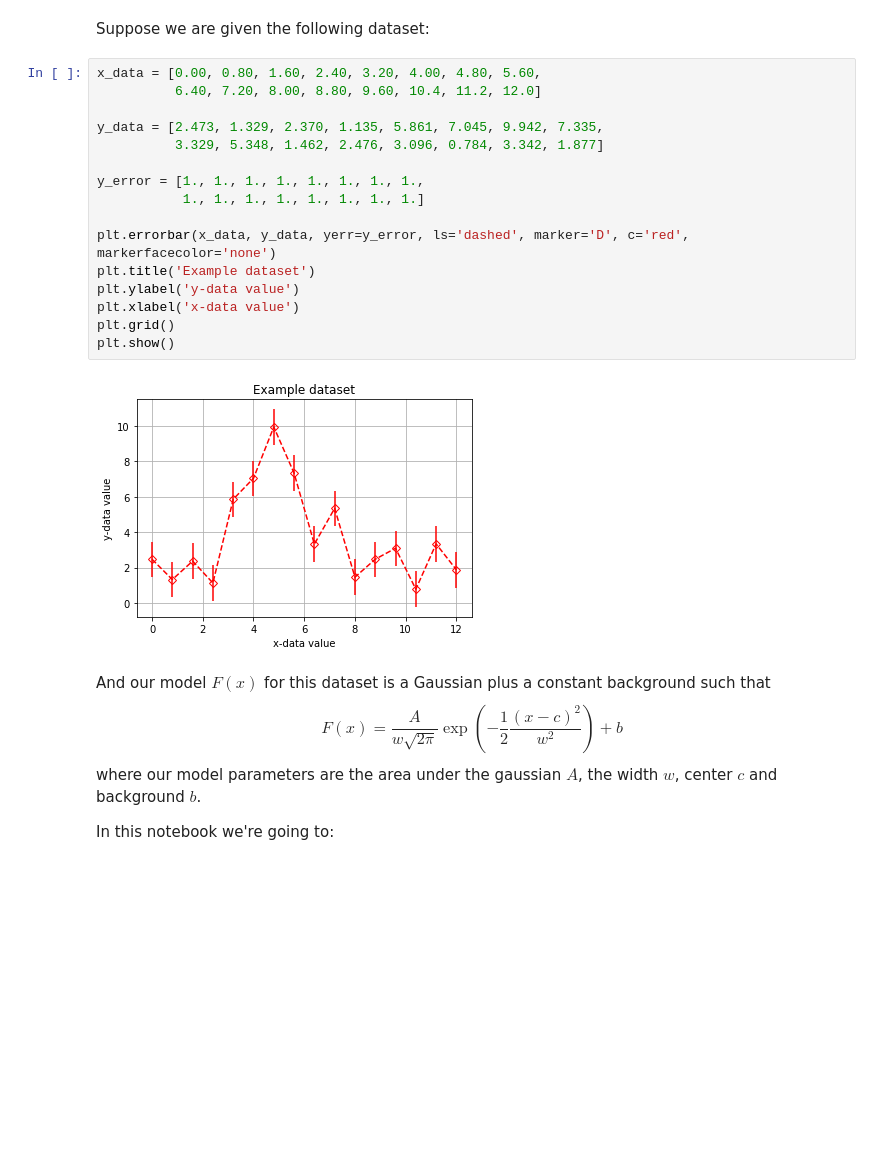
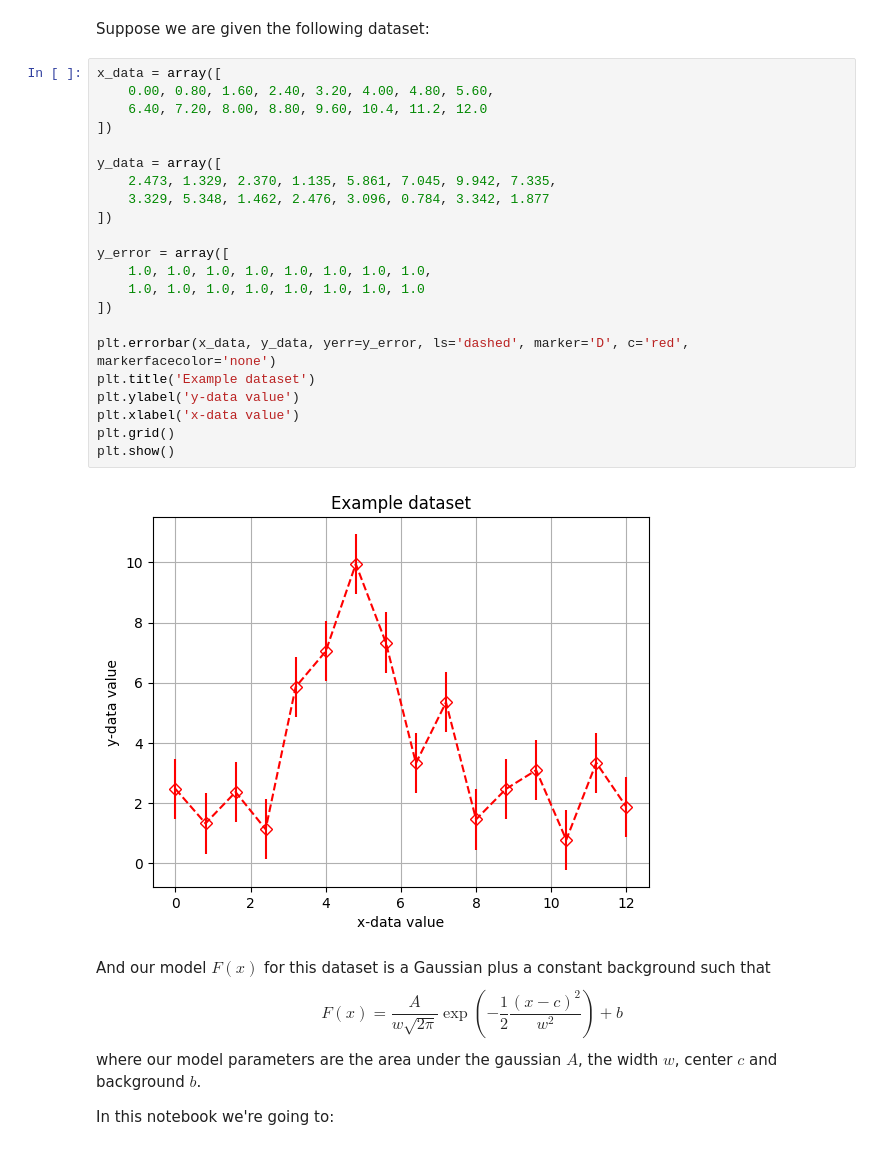
Before and after one commit to C-bowman/inference-tools, a Jupyter notebook: demos/gaussian_fitting_demo.ipynb, the cells around one changed output. Cells and saved outputs as stored; diff of their text form; blank space fills up the shorter version.

```diff
--- a/demos/gaussian_fitting_demo.ipynb
+++ b/demos/gaussian_fitting_demo.ipynb
@@ -6,23 +6,29 @@ import matplotlib.pyplot as plt
 # %% [markdown]
 Suppose we are given the following dataset:
 # %%
-x_data = [0.00, 0.80, 1.60, 2.40, 3.20, 4.00, 4.80, 5.60,
-          6.40, 7.20, 8.00, 8.80, 9.60, 10.4, 11.2, 12.0]
+x_data = array([
+    0.00, 0.80, 1.60, 2.40, 3.20, 4.00, 4.80, 5.60,
+    6.40, 7.20, 8.00, 8.80, 9.60, 10.4, 11.2, 12.0
+])
 
-y_data = [2.473, 1.329, 2.370, 1.135, 5.861, 7.045, 9.942, 7.335,
-          3.329, 5.348, 1.462, 2.476, 3.096, 0.784, 3.342, 1.877]
+y_data = array([
+    2.473, 1.329, 2.370, 1.135, 5.861, 7.045, 9.942, 7.335,
+    3.329, 5.348, 1.462, 2.476, 3.096, 0.784, 3.342, 1.877
+])
 
-y_error = [1., 1., 1., 1., 1., 1., 1., 1.,
-           1., 1., 1., 1., 1., 1., 1., 1.]
+y_error = array([
+    1.0, 1.0, 1.0, 1.0, 1.0, 1.0, 1.0, 1.0,
+    1.0, 1.0, 1.0, 1.0, 1.0, 1.0, 1.0, 1.0
+])
 
 plt.errorbar(x_data, y_data, yerr=y_error, ls='dashed', marker='D', c='red', markerfacecolor='none')
 plt.title('Example dataset')
 plt.ylabel('y-data value')
 plt.xlabel('x-data value')
 plt.grid()
 plt.show()
 # %% [output]
-[figure, old version]
+[figure, new version]
 # %% [markdown]
 And our model $F(x)$ for this dataset is a Gaussian plus a constant background such that
 $$
```
Also changed, not shown: parts of 13 cells of this notebook, 5 other files.
